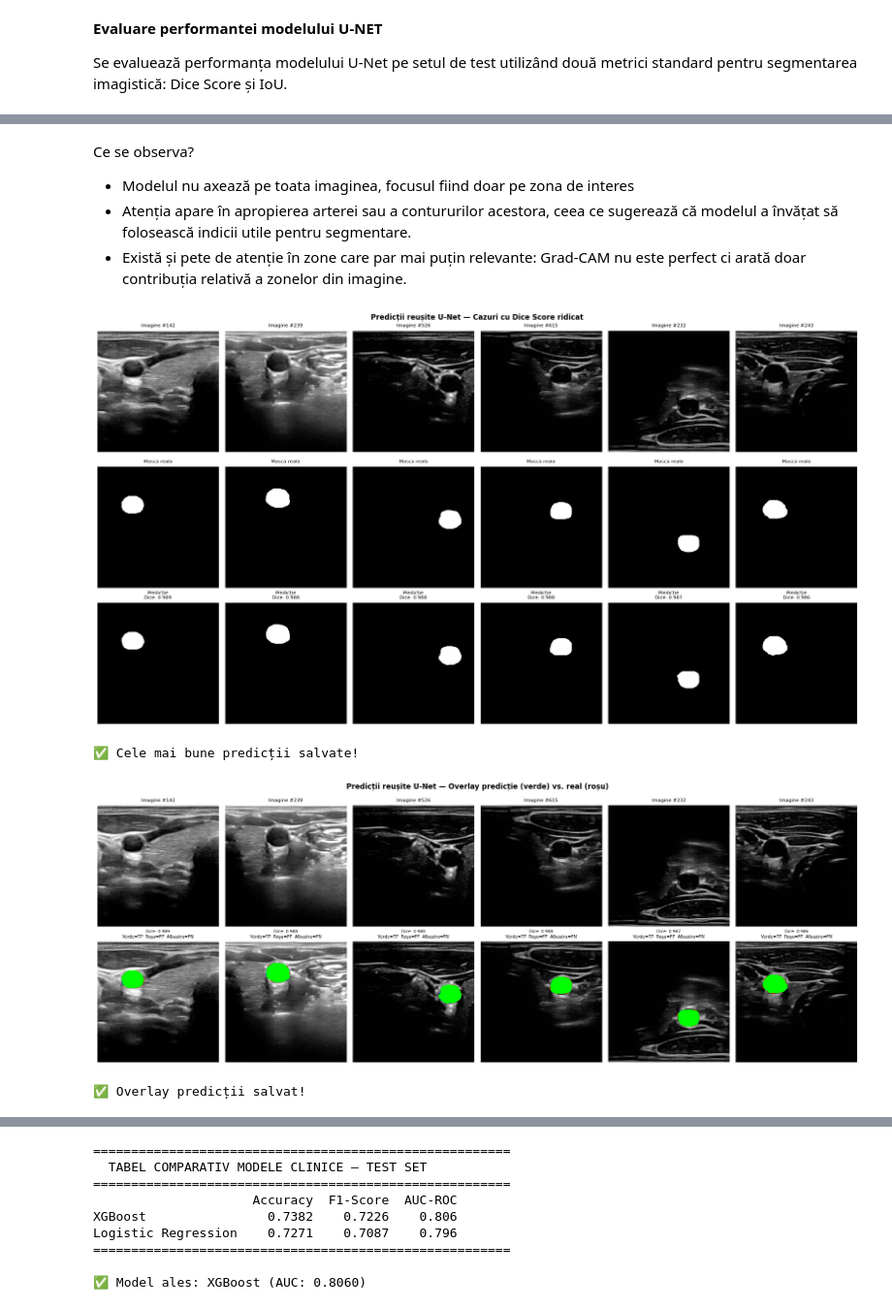
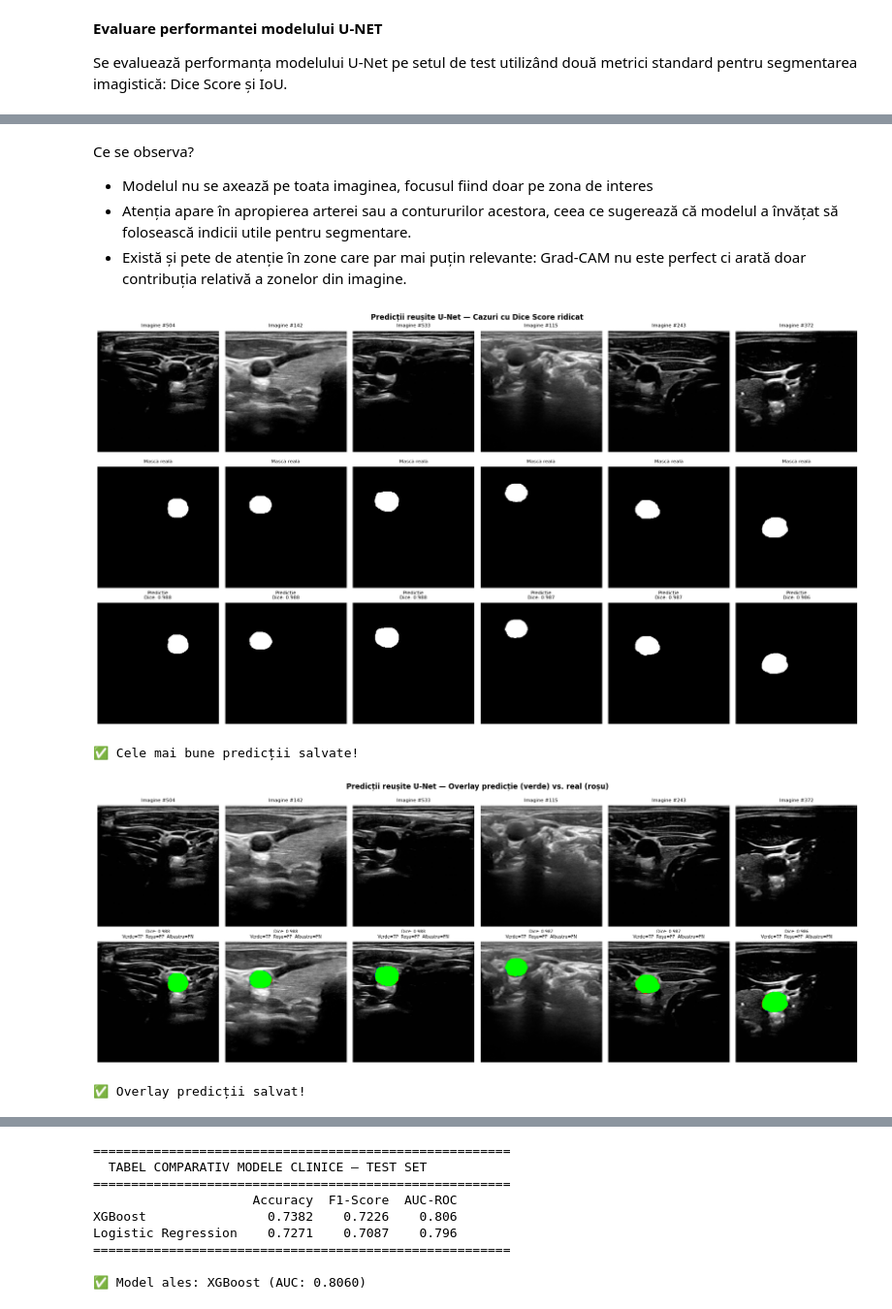
Before and after one commit to catalinagligor/carotid-ai-assist, a Jupyter notebook: notebooks/04-evaluation.ipynb, the cells around one changed output, grey strips where cells are left out. Shown at 97% size. Saved outputs shown, nothing was run; the diff lists cells and outputs as text; code cells hidden in the pictures.

```diff
--- a/notebooks/04-evaluation.ipynb
+++ b/notebooks/04-evaluation.ipynb
@@ -108,8 +160,7 @@ def iou_score(pred, target, threshold=0.5, smooth=1e-6):
     union = pred_bin.sum() + target.sum() - inter
     return ((inter + smooth) / (union + smooth)).item()
 
-# Rulează pe test set
-test_imgs_t  = torch.tensor(X_test_img, dtype=torch.float32).unsqueeze(1).to(device)
+test_imgs_t = torch.tensor(X_test_img, dtype=torch.float32).unsqueeze(1).to(device)
 test_masks_t = torch.tensor(y_test_img, dtype=torch.float32).unsqueeze(1)
 
 all_dices, all_ious = [], []
@@ -118,20 +169,20 @@ with torch.no_grad():
     batch_size = 16
     for i in range(0, len(test_imgs_t), batch_size):
         batch = test_imgs_t[i:i+batch_size]
-        preds = unet(batch).cpu()
+        preds = attn_unet(batch).cpu()
         masks = test_masks_t[i:i+batch_size]
         for p, m in zip(preds, masks):
             all_dices.append(dice_score(p, m))
             all_ious.append(iou_score(p, m))
 
 mean_dice = np.mean(all_dices)
-mean_iou  = np.mean(all_ious)
+mean_iou = np.mean(all_ious)
 
 print("=" * 40)
-print("  EVALUARE U-Net — TEST SET")
+print(" EVALUARE Attention U-Net — TEST SET")
 print("=" * 40)
-print(f"  Dice Score : {mean_dice:.4f}")
-print(f"  IoU Score  : {mean_iou:.4f}")
+print(f" Dice Score : {mean_dice:.4f}")
+print(f" IoU Score : {mean_iou:.4f}")
 print("=" * 40)
 # %% [output]
 ========================================
@@ -149,7 +200,7 @@ Valorile ridicate ale acestor metrici indică o segmentare foarte precisă și c
 # %%
 fig, axes = plt.subplots(3, 3, figsize=(12, 12))
 fig.suptitle(
-    'U-Net — Segmentare artere carotide\n'
+    'Attention U-Net — Segmentare artere carotide\n'
     'Coloana 1: Imagine originală | Coloana 2: Mască reală | Coloana 3: Predicție',
     fontweight='bold',
     fontsize=12
@@ -159,35 +210,32 @@ indices = [0, 50, 100]
 
 with torch.no_grad():
     for row, i in enumerate(indices):
-        img   = test_imgs_t[i:i+1]
-        pred  = unet(img).cpu().squeeze().numpy()
-        true  = y_test_img[i]
+        img = test_imgs_t[i:i+1]
+        pred = attn_unet(img).cpu().squeeze().numpy()
+        true = y_test_img[i]
         image = X_test_img[i]
 
         pred_bin = (pred > 0.5).astype(np.float32)
 
-        # 1. Imagine originală
         axes[row, 0].imshow(image, cmap='gray')
         axes[row, 0].set_title('Imagine originală', fontsize=10)
         axes[row, 0].axis('off')
 
-        # 2. Mască reală - verde
         true_overlay = np.stack([image, image, image], axis=-1)
-        true_overlay[true > 0.5] = [0.0, 1.0, 0.0]   # verde = masca reală
+        true_overlay[true > 0.5] = [0.0, 1.0, 0.0]
         axes[row, 1].imshow(true_overlay)
         axes[row, 1].set_title('Mască reală (verde)', fontsize=10)
         axes[row, 1].axis('off')
 
-        # 3. Predicție - roșu
         pred_overlay = np.stack([image, image, image], axis=-1)
-        pred_overlay[pred_bin > 0.5] = [1.0, 0.0, 0.0]   # roșu = predicție
+        pred_overlay[pred_bin > 0.5] = [1.0, 0.0, 0.0]
         axes[row, 2].imshow(pred_overlay)
         dice = dice_score(torch.tensor(pred), torch.tensor(true))
         axes[row, 2].set_title(f'Predicție (roșu)\nDice: {dice:.3f}', fontsize=10)
         axes[row, 2].axis('off')
 
 plt.tight_layout(rect=[0, 0, 1, 0.95])
-plt.savefig(OUTPUT_DIR + 'unet_predictions_colored.png', dpi=150)
+plt.savefig(OUTPUT_DIR + 'attentionunet_predictions_colored.png', dpi=150)
 plt.show()
 print("✅ Vizualizare segmentări salvată!")
 # %% [output]
@@ -214,11 +262,11 @@ def get_gradcam(model, image_tensor):
     bh = target_layer.register_backward_hook(backward_hook)
 
     # Activează gradienți și rulează modelul în train mode temporar
-    model.train()  # ← FIX: eval() blochează gradienții pentru hook-uri
+    model.train()
     output = model(image_tensor)
     model.zero_grad()
     output.mean().backward()
-    model.eval()   # ← revii la eval după
+    model.eval()
 
     fh.remove()
     bh.remove()
@@ -243,7 +291,7 @@ for i, idx in enumerate([0, 100, 200, 300]):
     # Shape: (1, 1, 256, 256)
     img_t = img_t.squeeze(0).requires_grad_(True)
 
-    cam = get_gradcam(unet, img_t.unsqueeze(0))
+    cam = get_gradcam(attn_unet, img_t.unsqueeze(0))
 
     axes[0, i].imshow(X_test_img[idx], cmap='gray')
     axes[0, i].set_title(f'Imagine #{idx}', fontsize=9)
@@ -263,7 +311,7 @@ print("✅ Grad-CAM salvat!")
 ✅ Grad-CAM salvat!
 # %% [markdown]
 Ce se observa?
-* Modelul nu axează pe toata imaginea, focusul fiind doar pe zona de interes
+* Modelul nu se axează pe toata imaginea, focusul fiind doar pe zona de interes
 * Atenția apare în apropierea arterei sau a contururilor acestora, ceea ce sugerează că modelul a învățat să folosească indicii utile pentru segmentare.
 * Există și pete de atenție în zone care par mai puțin relevante: Grad-CAM nu este perfect ci arată doar contribuția relativă a zonelor din imagine.
 # %%
@@ -277,7 +325,7 @@ fig.suptitle('Predicții reușite U-Net — Cazuri cu Dice Score ridicat',
 with torch.no_grad():
     for col, idx in enumerate(high_dice_indices):
         img  = test_imgs_t[idx:idx+1]
-        pred = unet(img).cpu().squeeze().numpy()
+        pred = attn_unet(img).cpu().squeeze().numpy()
         true = y_test_img[idx]
 
         # Rând 1: imaginea originală
@@ -300,7 +348,7 @@ plt.savefig(OUTPUT_DIR + 'best_predictions.png', dpi=150)
 plt.show()
 print("✅ Cele mai bune predicții salvate!")
 # %% [output]
-[figure, old version]
+[figure, new version]
 ✅ Cele mai bune predicții salvate!
 # %%
 high_dice_indices = np.argsort(all_dices)[-6:][::-1]
@@ -312,38 +360,38 @@ fig.suptitle('Predicții reușite U-Net — Overlay predicție (verde) vs. real
 with torch.no_grad():
     for col, idx in enumerate(high_dice_indices):
         img  = test_imgs_t[idx:idx+1]
-        pred = (unet(img).cpu().squeeze().numpy() > 0.5).astype(float)
+        pred = (attn_unet(img).cpu().squeeze().numpy() > 0.5).astype(float)
         true = y_test_img[idx]
 
         # Rând 1: imaginea originală
         axes[0, col].imshow(X_test_img[idx], cmap='gray')
         axes[0, col].set_title(f'Imagine #{idx}', fontsize=8)
         axes[0, col].axis('off')
 
         # Rând 2: overlay colorat
         # Verde = predicție corectă, Roșu = fals pozitiv, Albastru = fals negativ
         overlay = np.stack([X_test_img[idx]]*3, axis=-1)
 
         tp = (pred == 1) & (true == 1)   # predicție corectă → verde
         fp = (pred == 1) & (true == 0)   # fals pozitiv → roșu
         fn = (pred == 0) & (true == 1)   # fals negativ → albastru
 
         overlay[tp, 0] = 0.0; overlay[tp, 1] = 1.0; overlay[tp, 2] = 0.0
         overlay[fp, 0] = 1.0; overlay[fp, 1] = 0.0; overlay[fp, 2] = 0.0
         overlay[fn, 0] = 0.0; overlay[fn, 1] = 0.0; overlay[fn, 2] = 1.0
 
         axes[1, col].imshow(overlay)
         axes[1, col].set_title(f'Dice: {all_dices[idx]:.3f}\n'
                                 f'Verde=TP  Roșu=FP  Albastru=FN',
                                 fontsize=7)
         axes[1, col].axis('off')
 
 plt.tight_layout()
 plt.savefig(OUTPUT_DIR + 'best_predictions_overlay.png', dpi=150)
 plt.show()
 print("✅ Overlay predicții salvat!")
 # %% [output]
-[figure, old version]
+[figure, new version]
 ✅ Overlay predicții salvat!
 # %%
 # Găsește imaginile cu Dice Score mic (greșeli)
```
Also changed, not shown: parts of 8 cells of this notebook, 4 other files.
